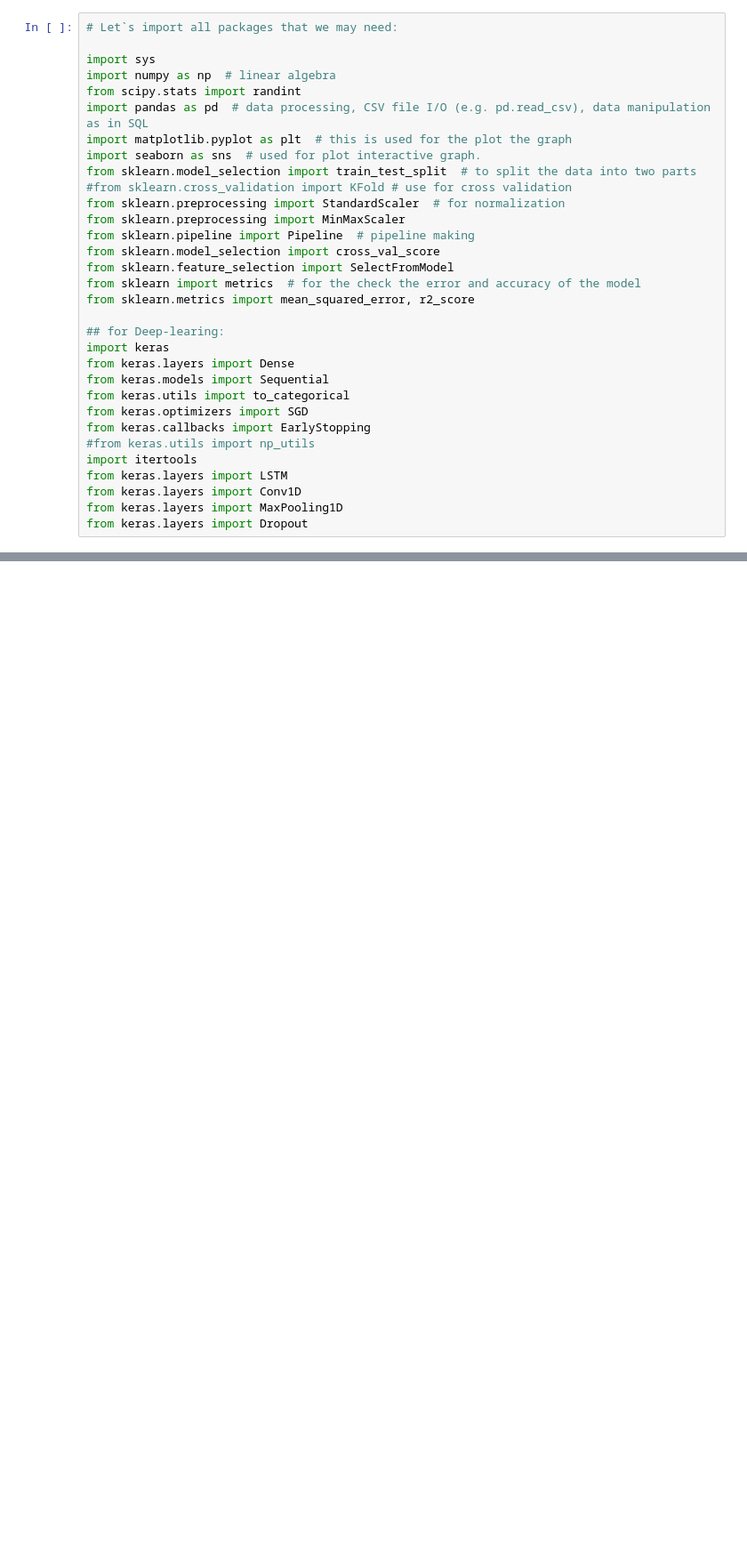
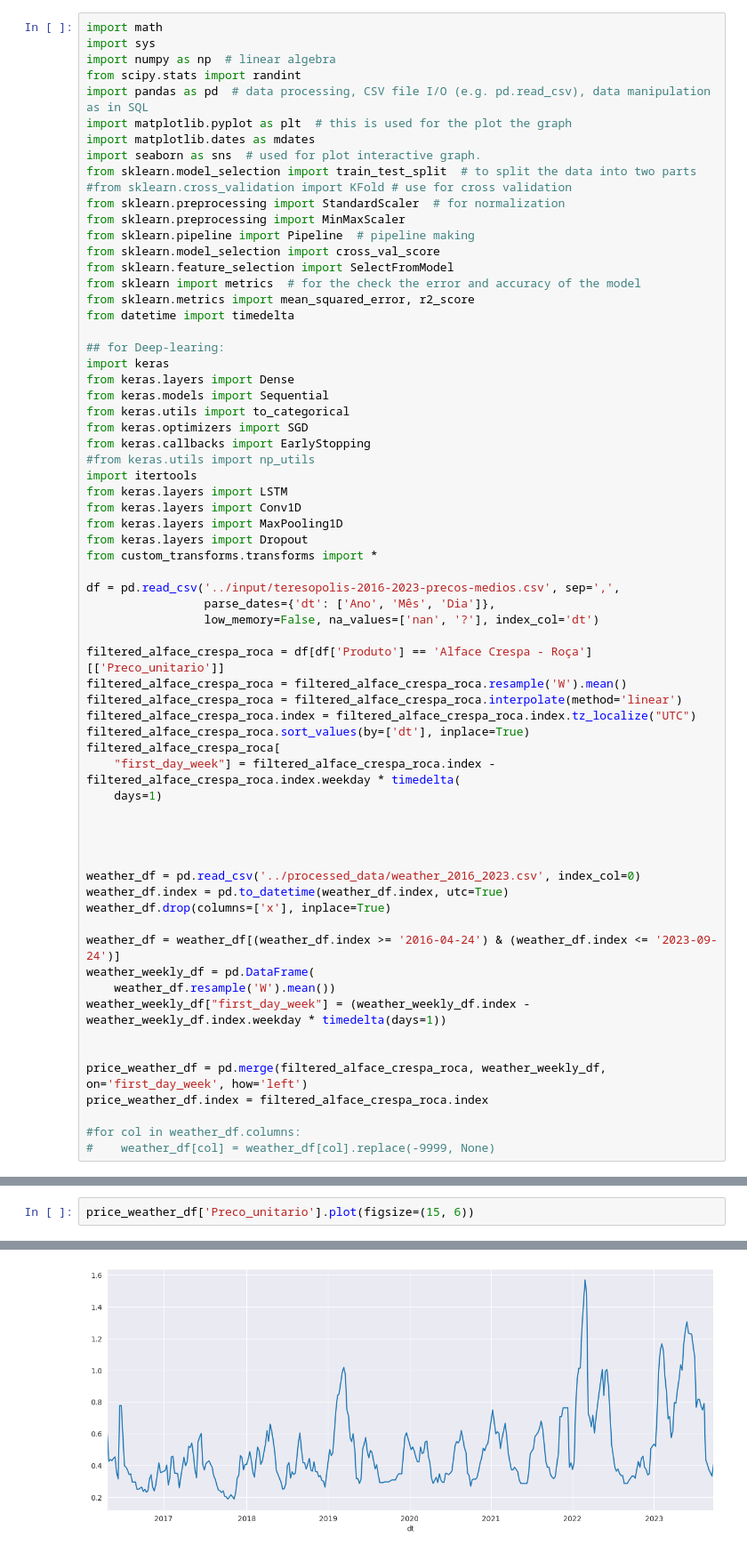
Before and after one commit to Patrick448/time-series-analysis, a Jupyter notebook: Notebooks/input_data_study2.ipynb, the cells around one changed output, grey strips where cells are left out. Shown at 89% size. Drawn from its saved outputs; the diff is of its cells as text; blank space fills up the shorter version.

```diff
--- a/Notebooks/input_data_study2.ipynb
+++ b/Notebooks/input_data_study2.ipynb
@@ -1,11 +1,11 @@
 # %%
-# Let`s import all packages that we may need:
-
+import math
 import sys
 import numpy as np  # linear algebra
 from scipy.stats import randint
 import pandas as pd  # data processing, CSV file I/O (e.g. pd.read_csv), data manipulation as in SQL
 import matplotlib.pyplot as plt  # this is used for the plot the graph
+import matplotlib.dates as mdates
 import seaborn as sns  # used for plot interactive graph.
 from sklearn.model_selection import train_test_split  # to split the data into two parts
 #from sklearn.cross_validation import KFold # use for cross validation
@@ -16,6 +16,7 @@ from sklearn.model_selection import cross_val_score
 from sklearn.feature_selection import SelectFromModel
 from sklearn import metrics  # for the check the error and accuracy of the model
 from sklearn.metrics import mean_squared_error, r2_score
+from datetime import timedelta
 
 ## for Deep-learing:
 import keras
@@ -30,3 +31,36 @@ from keras.layers import LSTM
 from keras.layers import Conv1D
 from keras.layers import MaxPooling1D
 from keras.layers import Dropout
+from custom_transforms.transforms import *
+
+df = pd.read_csv('../input/teresopolis-2016-2023-precos-medios.csv', sep=',',
+                 parse_dates={'dt': ['Ano', 'Mês', 'Dia']},
+                 low_memory=False, na_values=['nan', '?'], index_col='dt')
+
+filtered_alface_crespa_roca = df[df['Produto'] == 'Alface Crespa - Roça'][['Preco_unitario']]
+filtered_alface_crespa_roca = filtered_alface_crespa_roca.resample('W').mean()
+filtered_alface_crespa_roca = filtered_alface_crespa_roca.interpolate(method='linear')
+filtered_alface_crespa_roca.index = filtered_alface_crespa_roca.index.tz_localize("UTC")
+filtered_alface_crespa_roca.sort_values(by=['dt'], inplace=True)
+filtered_alface_crespa_roca[
+    "first_day_week"] = filtered_alface_crespa_roca.index - filtered_alface_crespa_roca.index.weekday * timedelta(
+    days=1)
+
+
+
+
+weather_df = pd.read_csv('../processed_data/weather_2016_2023.csv', index_col=0)
+weather_df.index = pd.to_datetime(weather_df.index, utc=True)
+weather_df.drop(columns=['x'], inplace=True)
+
+weather_df = weather_df[(weather_df.index >= '2016-04-24') & (weather_df.index <= '2023-09-24')]
+weather_weekly_df = pd.DataFrame(
+    weather_df.resample('W').mean())
+weather_weekly_df["first_day_week"] = (weather_weekly_df.index - weather_weekly_df.index.weekday * timedelta(days=1))
+
+
+price_weather_df = pd.merge(filtered_alface_crespa_roca, weather_weekly_df, on='first_day_week', how='left')
+price_weather_df.index = filtered_alface_crespa_roca.index
+
+#for col in weather_df.columns:
+#    weather_df[col] = weather_df[col].replace(-9999, None)
@@ -42,0 +67,3 @@ for key in missing_dict.keys():
+# %%
+price_weather_df['Preco_unitario'].plot(figsize=(15, 6))
+# %% [output]
@@ -42,0 +71 @@ for key in missing_dict.keys():
+[figure, added]
```
Also changed, not shown: parts of 23 cells of this notebook, 11 other files.
